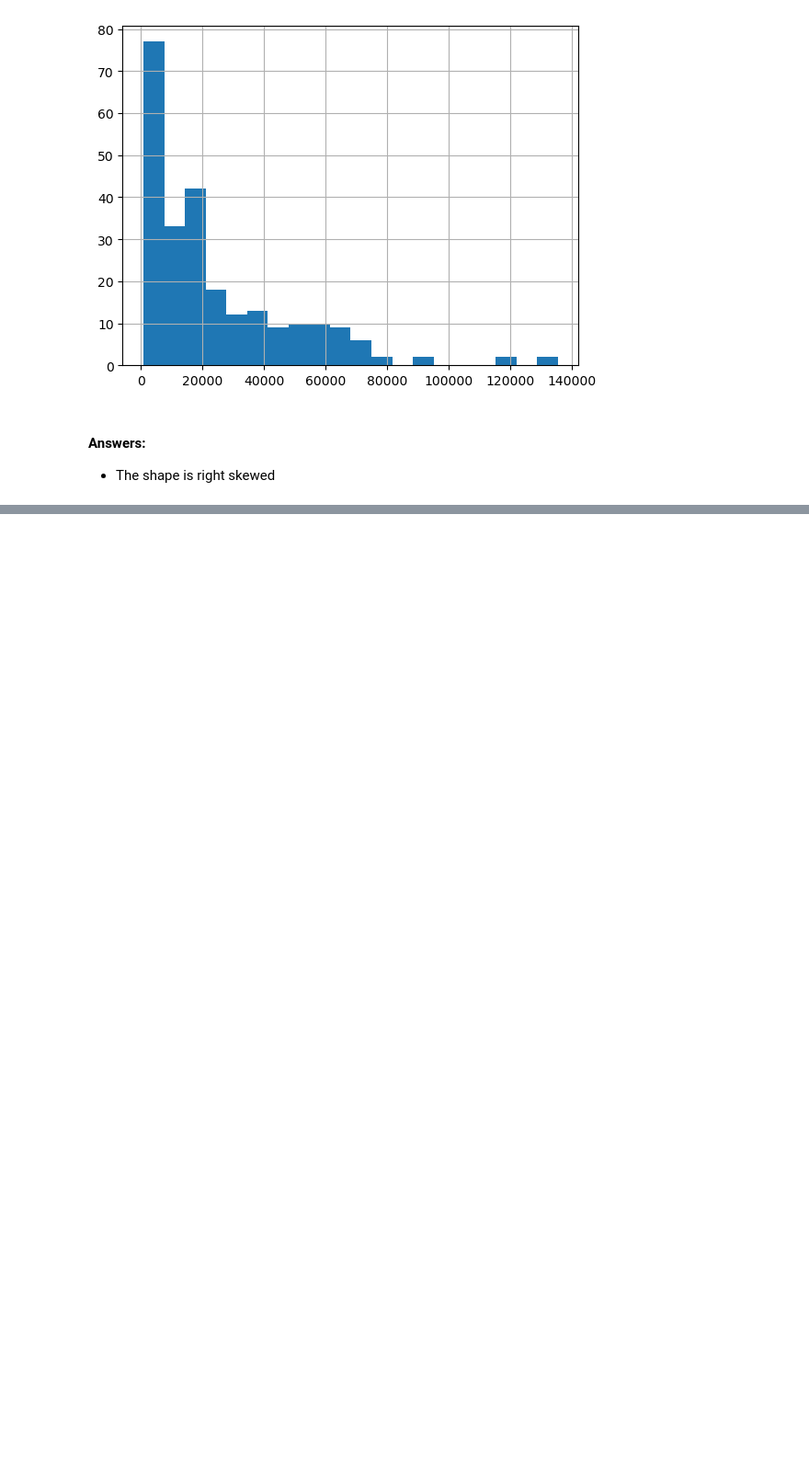
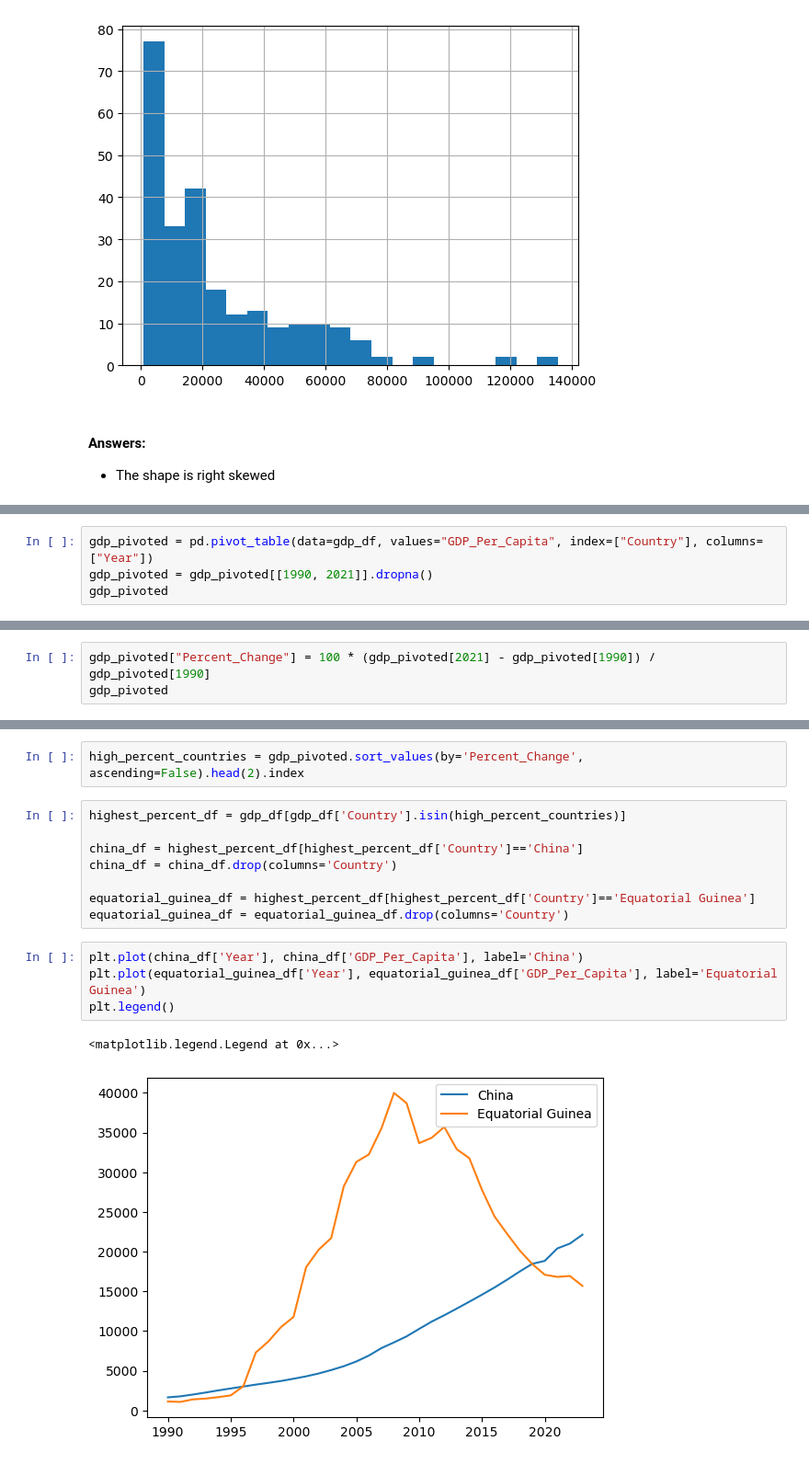
Before and after one commit to nss-data-science-cohort-9/un-exploration-shannequin, a Jupyter notebook: notebooks/UN_Data_Exploration.ipynb, the cells around one changed output, grey strips where cells are left out. Shown at 92% size. Drawn from its saved outputs; the diff is of its cells as text; blank space fills up the shorter version.

```diff
--- a/notebooks/UN_Data_Exploration.ipynb
+++ b/notebooks/UN_Data_Exploration.ipynb
@@ -242,0 +225,4 @@ https://plotly.com/python/plotly-express/.
+# %%
+gdp_pivoted = pd.pivot_table(data=gdp_df, values="GDP_Per_Capita", index=["Country"], columns=["Year"])
+gdp_pivoted = gdp_pivoted[[1990, 2021]].dropna()
+gdp_pivoted
@@ -242,0 +247,3 @@ https://plotly.com/python/plotly-express/.
+# %%
+gdp_pivoted["Percent_Change"] = 100 * (gdp_pivoted[2021] - gdp_pivoted[1990]) / gdp_pivoted[1990]
+gdp_pivoted
@@ -242,0 +277,17 @@ https://plotly.com/python/plotly-express/.
+# %%
+high_percent_countries = gdp_pivoted.sort_values(by='Percent_Change', ascending=False).head(2).index
+# %%
+highest_percent_df = gdp_df[gdp_df['Country'].isin(high_percent_countries)]
+
+china_df = highest_percent_df[highest_percent_df['Country']=='China']
+china_df = china_df.drop(columns='Country')
+
+equatorial_guinea_df = highest_percent_df[highest_percent_df['Country']=='Equatorial Guinea']
+equatorial_guinea_df = equatorial_guinea_df.drop(columns='Country')
+# %%
+plt.plot(china_df['Year'], china_df['GDP_Per_Capita'], label='China')
+plt.plot(equatorial_guinea_df['Year'], equatorial_guinea_df['GDP_Per_Capita'], label='Equatorial Guinea')
+plt.legend()
+# %% [output]
+<matplotlib.legend.Legend at 0x...>
+[figure, added]
```
Also changed, not shown: parts of 31 cells of this notebook.
